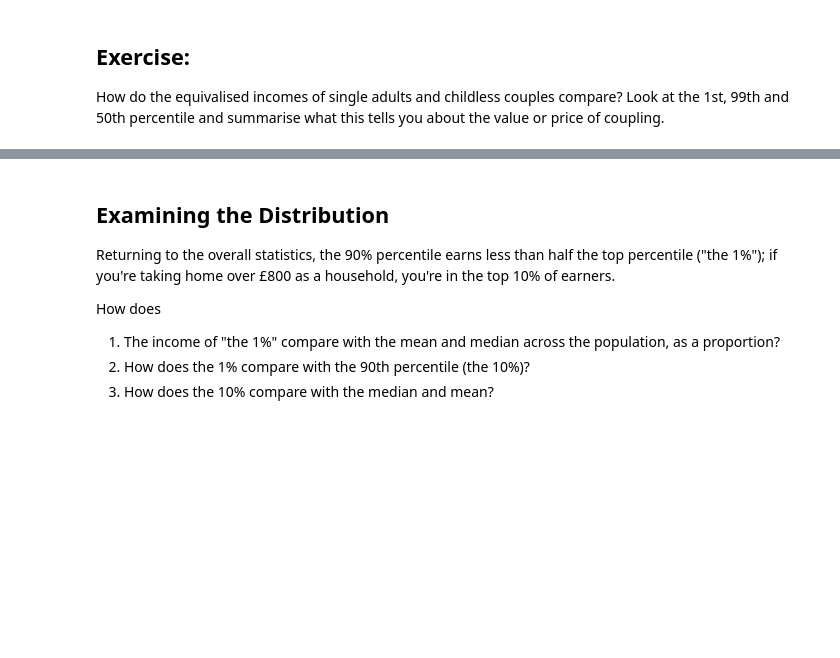
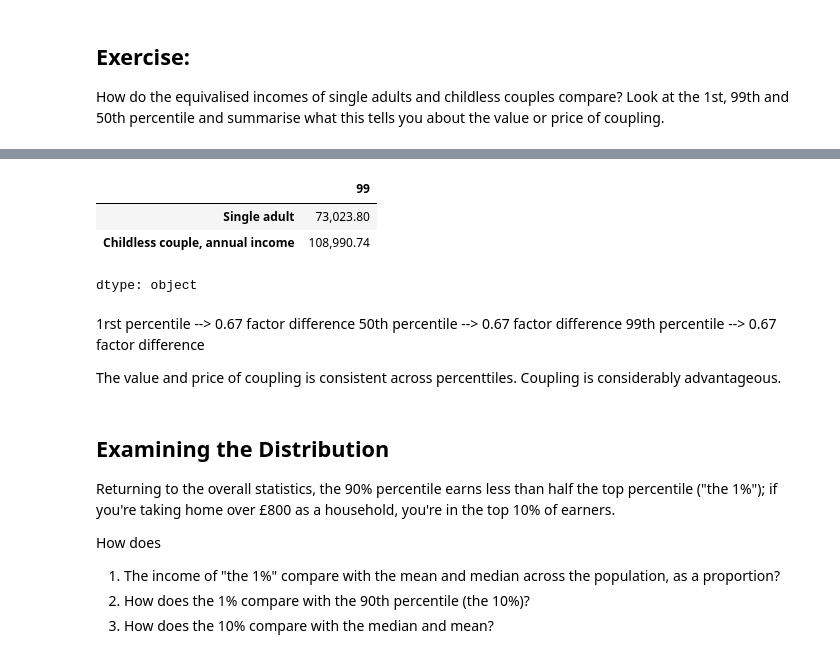
Before and after one commit to isabellajamieson/QM2, a Jupyter notebook: W2_Working_with_Data_in_Pandas.ipynb, the cells around one changed output, grey strips where cells are left out. Cells and saved outputs as stored; diff of their text form; code cells hidden in the pictures; blank space fills up the shorter version.

```diff
--- a/W2_Working_with_Data_in_Pandas.ipynb
+++ b/W2_Working_with_Data_in_Pandas.ipynb
@@ -186,3 +205,17 @@ How do the equivalised incomes of single adults and childless couples compare? L
+# %%
+#lets look at percentile 99
+income.loc[99][['Single adult', 'Childless couple, annual income']]
+# %% [output]
+|  | 99 |
+| Single adult | 73,023.80 |
+| Childless couple, annual income | 108,990.74 |
+dtype: object
+# %% [markdown]
+1rst percentile --> 0.67 factor difference
+50th percentile --> 0.67 factor difference
+99th percentile --> 0.67 factor difference
+
+The value and price of coupling is consistent across percenttiles. Coupling is considerably advantageous.
 # %% [markdown]
 ## Examining the Distribution
 
```
Also changed, not shown: parts of 13 cells of this notebook.
